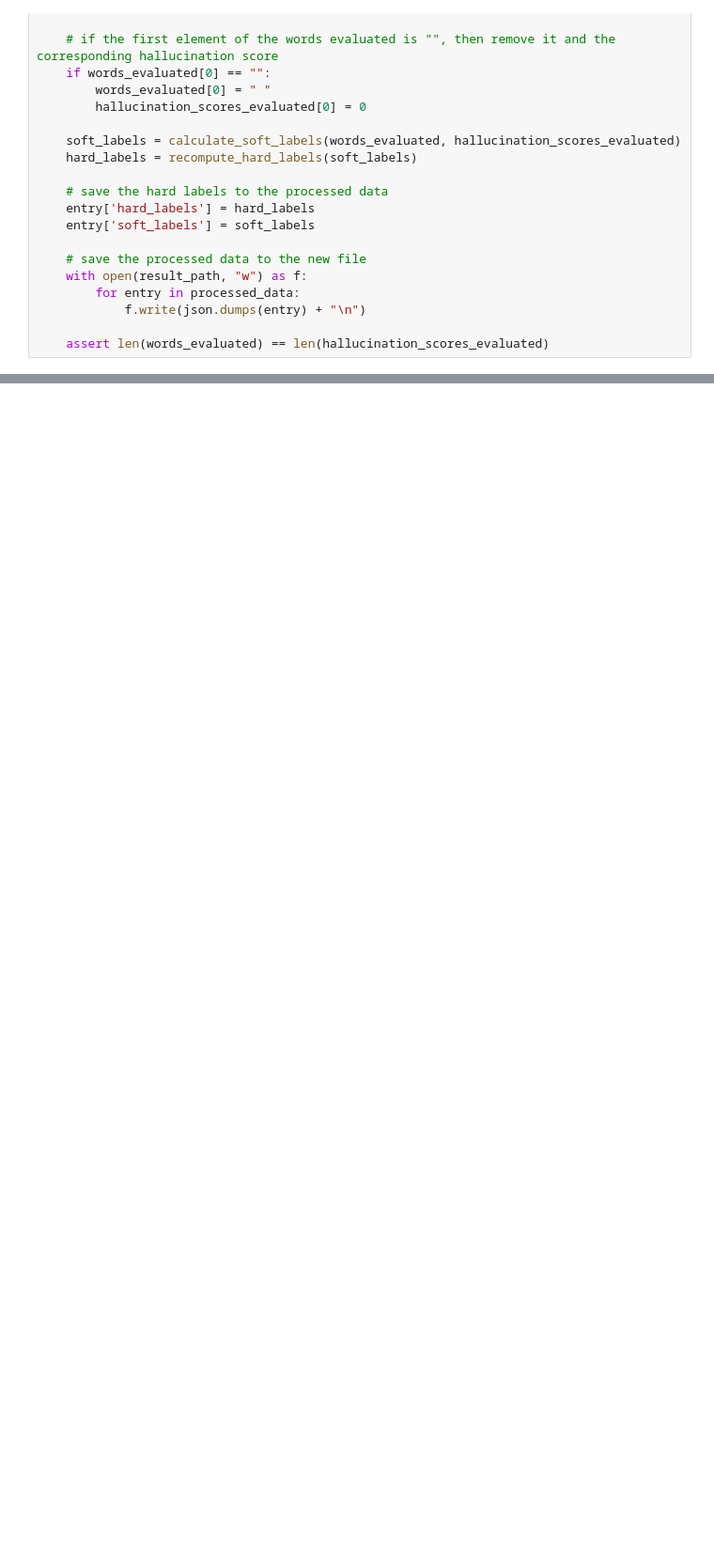
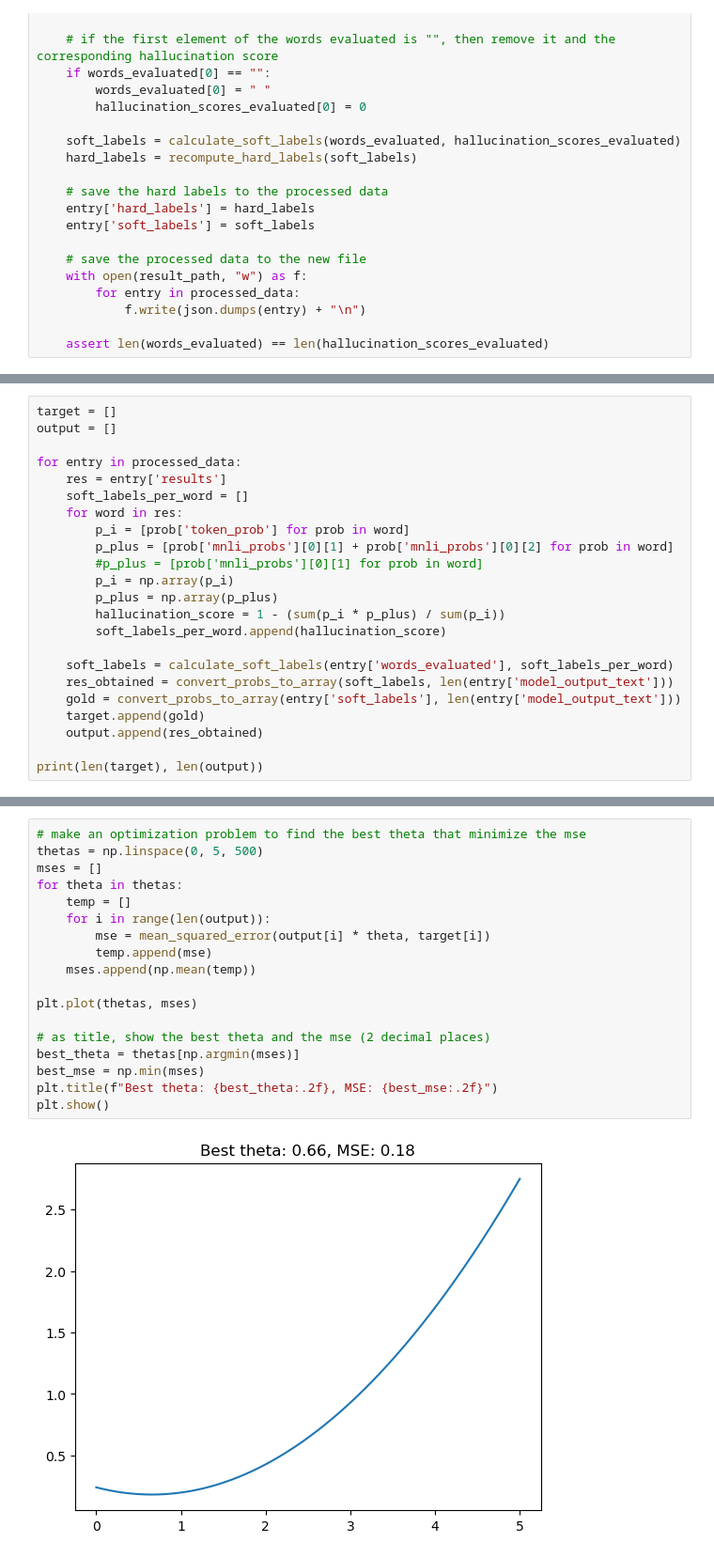
Before and after one commit to MAL-TO/Mu-SHROOM, a Jupyter notebook: submission_analysis.ipynb, the cells around one changed output, grey strips where cells are left out. Shown at 94% size. Saved outputs shown, nothing was run; the diff lists cells and outputs as text; blank space fills up the shorter version.

```diff
--- a/submission_analysis.ipynb
+++ b/submission_analysis.ipynb
@@ -145,0 +340,23 @@ for entry in processed_data:
+# %%
+target = []
+output = []
+
+for entry in processed_data:
+    res = entry['results']
+    soft_labels_per_word = []
+    for word in res:
+        p_i = [prob['token_prob'] for prob in word]
+        p_plus = [prob['mnli_probs'][0][1] + prob['mnli_probs'][0][2] for prob in word]
+        #p_plus = [prob['mnli_probs'][0][1] for prob in word]
+        p_i = np.array(p_i)
+        p_plus = np.array(p_plus)
+        hallucination_score = 1 - (sum(p_i * p_plus) / sum(p_i))
+        soft_labels_per_word.append(hallucination_score)
+
+    soft_labels = calculate_soft_labels(entry['words_evaluated'], soft_labels_per_word)
+    res_obtained = convert_probs_to_array(soft_labels, len(entry['model_output_text']))
+    gold = convert_probs_to_array(entry['soft_labels'], len(entry['model_output_text']))
+    target.append(gold)
+    output.append(res_obtained)
+
+print(len(target), len(output))
@@ -145,0 +365,20 @@ for entry in processed_data:
+# %%
+# make an optimization problem to find the best theta that minimize the mse
+thetas = np.linspace(0, 5, 500)
+mses = []
+for theta in thetas:
+    temp = []
+    for i in range(len(output)):
+        mse = mean_squared_error(output[i] * theta, target[i])
+        temp.append(mse)
+    mses.append(np.mean(temp))
+
+plt.plot(thetas, mses)
+
+# as title, show the best theta and the mse (2 decimal places)
+best_theta = thetas[np.argmin(mses)]
+best_mse = np.min(mses)
+plt.title(f"Best theta: {best_theta:.2f}, MSE: {best_mse:.2f}")
+plt.show()
+# %% [output]
+[figure, added]
```
Also changed, not shown: parts of 20 cells of this notebook, 3 other files.
